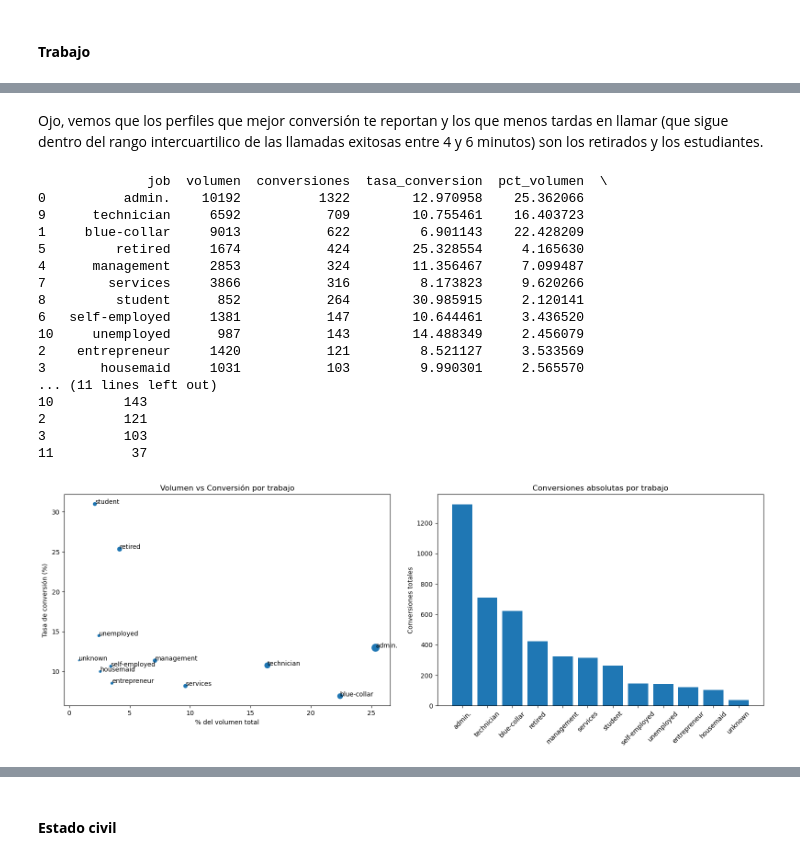
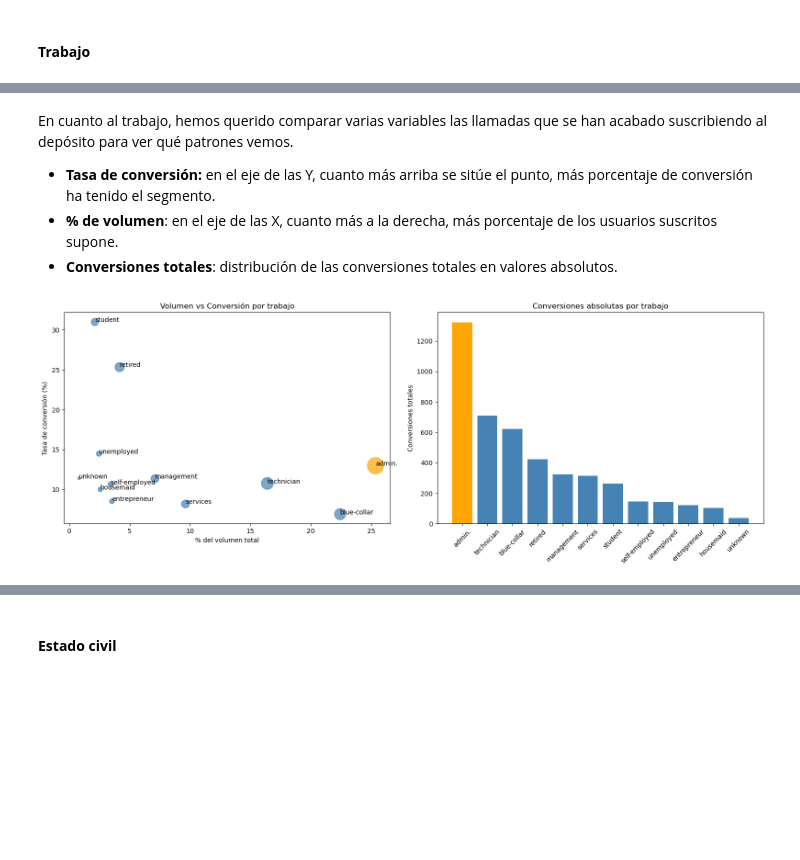
Before and after one commit to arnausans23/data-analytics-tfm, a Jupyter notebook: 1_analisis_datos_v2.ipynb, the cells around one changed output, grey strips where cells are left out. Cells and saved outputs as stored; diff of their text form; code cells hidden in the pictures; blank space fills up the shorter version.

```diff
--- a/1_analisis_datos_v2.ipynb
+++ b/1_analisis_datos_v2.ipynb
@@ -754,9 +645,10 @@ plt.show()
-# %% [markdown]
-Ojo, vemos que los perfiles que mejor conversión te reportan y los que menos tardas en llamar (que sigue dentro del rango intercuartilico de las llamadas exitosas entre 4 y 6 minutos) son los retirados y los estudiantes.
+# %% [markdown]
+En cuanto al trabajo, hemos querido comparar varias variables las llamadas que se han acabado suscribiendo al depósito para ver qué patrones vemos.
+
+- **Tasa de conversión:** en el eje de las Y, cuanto más arriba se sitúe el punto, más porcentaje de conversión ha tenido el segmento.
+- **% de volumen**: en el eje de las X, cuanto más a la derecha, más porcentaje de los usuarios suscritos supone.
+- **Conversiones totales**: distribución de las conversiones totales en valores absolutos.
 # %%
-import matplotlib.pyplot as plt
-import pandas as pd
-
 # Calcular métricas por job
 stats_job = df_clean.groupby('job').agg(
     volumen=('result', 'count'),
@@ -764,52 +656,36 @@ stats_job = df_clean.groupby('job').agg(
     tasa_conversion=('result', lambda x: (x == 'yes').mean() * 100)
 ).reset_index()
 
 # Calcular porcentaje del volumen total
 stats_job['pct_volumen'] = stats_job['volumen'] / stats_job['volumen'].sum() * 100
 
 # Índice de eficiencia: conversiones absolutas (volumen * tasa)
 stats_job['eficiencia'] = stats_job['conversiones']
 
 # Ordenar por eficiencia
 stats_job = stats_job.sort_values('eficiencia', ascending=False)
 
-print(stats_job)
-
 # Visualización
 fig, axes = plt.subplots(1, 2, figsize=(16, 6))
 
 # Gráfico 1: Scatter volumen vs tasa de conversión
-axes[0].scatter(stats_job['pct_volumen'], stats_job['tasa_conversion'], s=stats_job['conversiones']/10)
+colors = ['orange' if job == 'admin.' else 'steelblue' for job in stats_job['job']]
+axes[0].scatter(stats_job['pct_volumen'], stats_job['tasa_conversion'],
+                s=stats_job['conversiones']/2, c=colors, alpha=0.7)
 for i, row in stats_job.iterrows():
     axes[0].annotate(row['job'], (row['pct_volumen'], row['tasa_conversion']))
 axes[0].set_xlabel('% del volumen total')
 axes[0].set_ylabel('Tasa de conversión (%)')
 axes[0].set_title('Volumen vs Conversión por trabajo')
 
 # Gráfico 2: Conversiones absolutas (lo que realmente importa)
-axes[1].bar(stats_job['job'], stats_job['conversiones'])
+colors_bar = ['orange' if job == 'admin.' else 'steelblue' for job in stats_job['job']]
+axes[1].bar(stats_job['job'], stats_job['conversiones'], color=colors_bar)
 axes[1].set_ylabel('Conversiones totales')
 axes[1].set_title('Conversiones absolutas por trabajo')
 axes[1].tick_params(axis='x', rotation=45)
 
 plt.tight_layout()
 plt.show()
 # %% [output]
-              job  volumen  conversiones  tasa_conversion  pct_volumen  \
-0          admin.    10192          1322        12.970958    25.362066
-9      technician     6592           709        10.755461    16.403723
-1     blue-collar     9013           622         6.901143    22.428209
-5         retired     1674           424        25.328554     4.165630
-4      management     2853           324        11.356467     7.099487
-7        services     3866           316         8.173823     9.620266
-8         student      852           264        30.985915     2.120141
-6   self-employed     1381           147        10.644461     3.436520
-10     unemployed      987           143        14.488349     2.456079
-2    entrepreneur     1420           121         8.521127     3.533569
-3       housemaid     1031           103         9.990301     2.565570
-... (11 lines left out)
-10         143
-2          121
-3          103
-11          37
-[figure, old version]
+[figure, new version]
```
Also changed, not shown: parts of 38 cells of this notebook.
